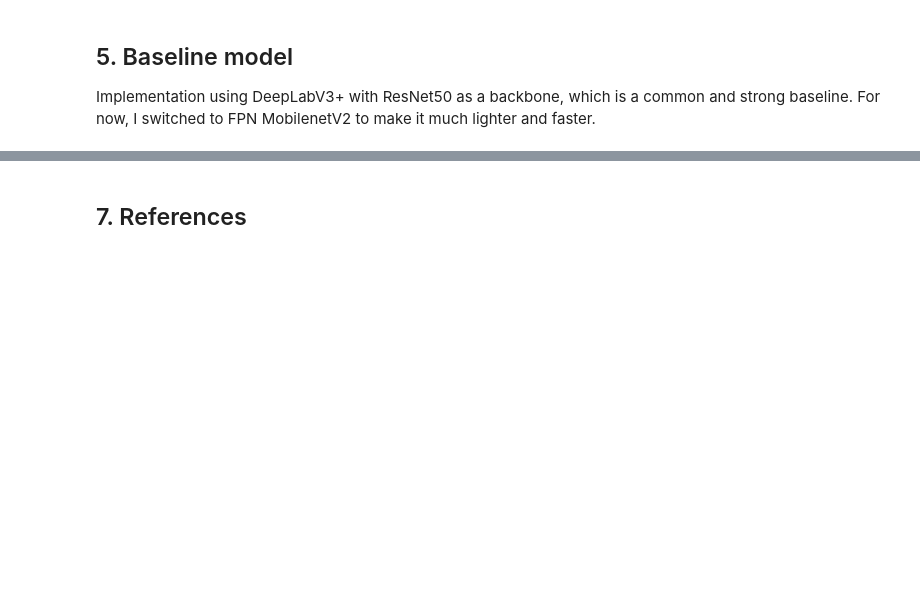
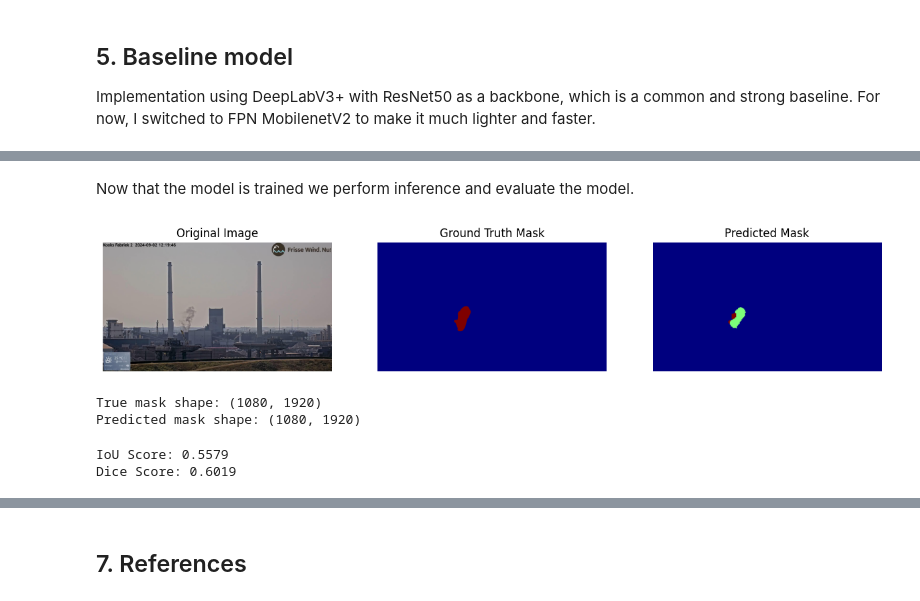
Before and after one commit to rkeuss/toxic-cloud-segmentation, a Jupyter notebook: EDA/ExploratoryDataAnalysis.ipynb, the cells around one changed output, grey strips where cells are left out. Drawn from its saved outputs; the diff is of its cells as text; code cells hidden in the pictures; blank space fills up the shorter version.

Commit message:
EDA baseline model

```diff
--- a/ExploratoryDataAnalysis.ipynb
+++ b/EDA/ExploratoryDataAnalysis.ipynb
@@ -475,7 +477,7 @@ for idx, (img_path, gt_path) in enumerate(zip(train_images, train_gt)):
 
 
 # Save as JSON
-with open("smoke5k_coco.json", "w") as f:
+with open("data/dataset/SMOKE5K/smoke5k_coco.json", "w") as f:
     json.dump(coco_data_5k, f)
 
 print("COCO Dataset Created!")
@@ -627,3 +800,5 @@ Model saved!
+# %% [markdown]
+Now that the model is trained we perform inference and evaluate the model.
 # %%
 # perform inference
 
@@ -644,8 +819,72 @@ def predict_coco(model, coco, image_id, image_dir, transform):
         output = model(image)
         output = torch.argmax(output.squeeze(), dim=0).cpu().numpy()
 
-    return output
+    output_resized = cv2.resize(output, (img_info['width'], img_info['height']), interpolation=cv2.INTER_NEAREST)
 
-# Example inference
-image_id = val_imgIds[0]
-predicted_mask = predict_coco(model, coco, image_id, images, val_transform)
+    return output_resized
+# %%
+# Visualization of a predicted mask
+
+import matplotlib.pyplot as plt
+import numpy as np
+
+# Example inference
+image_id = val_imgIds[1]
+predicted_mask = predict_coco(model, coco, image_id, coco_images, val_transform)
+
+# Load original image
+img_info = coco.loadImgs(image_id)[0]
+img_path = os.path.join(coco_images, img_info['file_name'])
+image = cv2.imread(img_path)
+image = cv2.cvtColor(image, cv2.COLOR_BGR2RGB)
+
+# Load ground truth mask
+ann_ids = coco.getAnnIds(imgIds=image_id)
+anns = coco.loadAnns(ann_ids)
+true_mask = np.zeros((img_info['height'], img_info['width']), dtype=np.uint8)
+
+for ann in anns:
+    true_mask += coco.annToMask(ann) * ann['category_id']
+
+# Plot the image, ground truth mask, and predicted mask
+fig, ax = plt.subplots(1, 3, figsize=(15, 5))
+
+ax[0].imshow(image)
+ax[0].set_title("Original Image")
+ax[0].axis("off")
+
+ax[1].imshow(true_mask, cmap="jet")
+ax[1].set_title("Ground Truth Mask")
+ax[1].axis("off")
+
+ax[2].imshow(predicted_mask, cmap="jet")
+ax[2].set_title("Predicted Mask")
+ax[2].axis("off")
+
+plt.show()
+# %% [output]
+[figure, added]
+# %%
+print("True mask shape:", true_mask.shape)
+print("Predicted mask shape:", predicted_mask.shape)
+# %% [output]
+True mask shape: (1080, 1920)
+Predicted mask shape: (1080, 1920)
+# %%
+# Evaluate the model
+
+# Flatten masks to 1D arrays
+true_mask_flat = true_mask.flatten()
+predicted_mask_flat = predicted_mask.flatten()
+
+# IoU Score: IoU = (Intersection of masks) / (Union of masks). So, higher IoU (~1.0) means better segmentation quality.
+iou_score = jaccard_score(true_mask_flat, predicted_mask_flat, average='macro')
+
+# Dice Score: Higher Dice Score (~1.0) means better segmentation
+dice_score = f1_score(true_mask_flat, predicted_mask_flat, average='macro')
+
+print(f"IoU Score: {iou_score:.4f}")
+print(f"Dice Score: {dice_score:.4f}")
+# %% [output]
+IoU Score: 0.5579
+Dice Score: 0.6019
```
Also changed, not shown: parts of 4 cells of this notebook, 1 other file.
